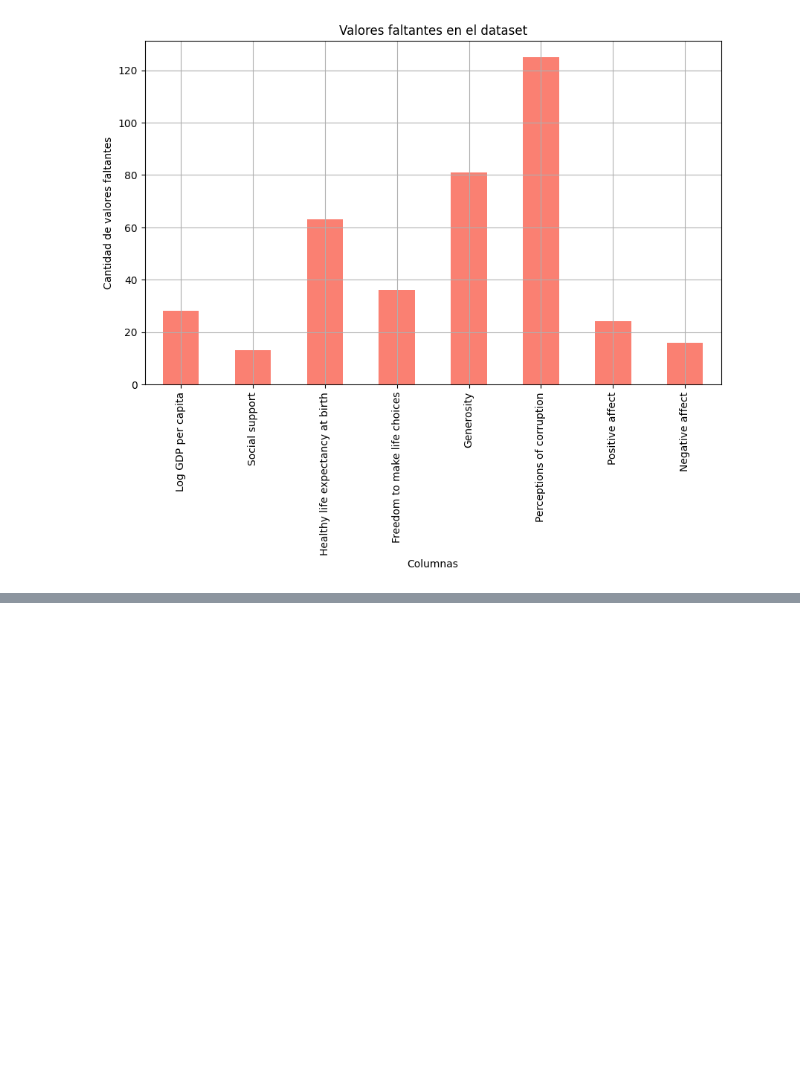
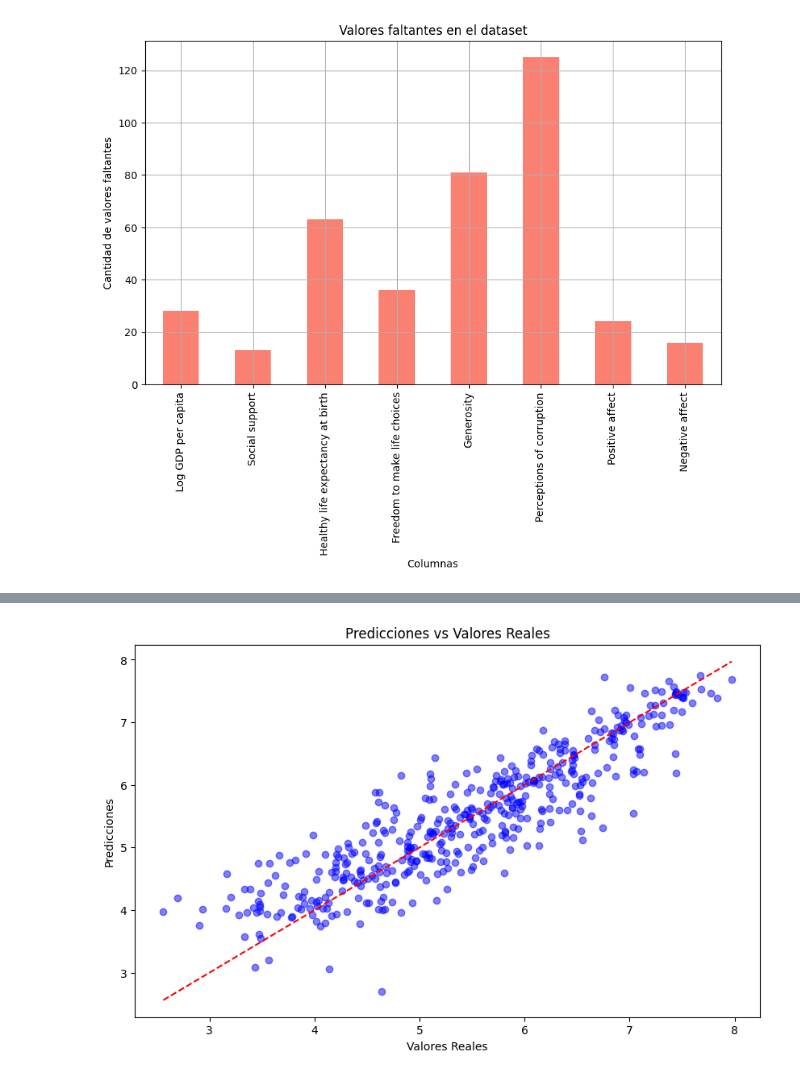
Before and after one commit to AmandaEscribano/proyecto_final, a Jupyter notebook: Proyecto_final.ipynb, the cells around one changed output, grey strips where cells are left out. Cells and saved outputs as stored; diff of their text form; code cells hidden in the pictures; blank space fills up the shorter version.

```diff
--- a/Proyecto_final.ipynb
+++ b/Proyecto_final.ipynb
@@ -312,0 +510,9 @@ Hasta ahora, hemos realizado un análisis exploratorio de los datos y generado a
+# %%
+# Entrenamiento del modelo
+from sklearn.ensemble import RandomForestRegressor
+
+# Crear el modelo de Random Forest
+model = RandomForestRegressor(n_estimators=100, random_state=42)
+
+# Entrenar el modelo
+model.fit(X_train, y_train)
@@ -312,0 +567,22 @@ Hasta ahora, hemos realizado un análisis exploratorio de los datos y generado a
+# %%
+# Entrenar con los mejores parametros
+# Usar los mejores parámetros encontrados
+best_model = RandomForestRegressor(
+    max_depth=10,
+    min_samples_split=2,
+    n_estimators=100,
+    random_state=42
+)
+
+# Entrenar el modelo con los mejores parámetros
+best_model.fit(X_train, y_train)
+
+# Hacer predicciones con el conjunto de prueba
+y_pred_best = best_model.predict(X_test)
+
+# Calcular las métricas de evaluación
+mse_best = mean_squared_error(y_test, y_pred_best)
+r2_best = r2_score(y_test, y_pred_best)
+
+print(f"MSE del mejor modelo: {mse_best}")
+print(f"R² del mejor modelo: {r2_best}")
@@ -312,0 +597,14 @@ Hasta ahora, hemos realizado un análisis exploratorio de los datos y generado a
+# %%
+# Evaluacion visual
+import matplotlib.pyplot as plt
+
+# Graficar las predicciones vs los valores reales
+plt.figure(figsize=(10, 6))
+plt.scatter(y_test, y_pred_best, color='blue', alpha=0.5)
+plt.plot([min(y_test), max(y_test)], [min(y_test), max(y_test)], color='red', linestyle='--')
+plt.xlabel('Valores Reales')
+plt.ylabel('Predicciones')
+plt.title('Predicciones vs Valores Reales')
+plt.show()
+# %% [output]
+[figure, added]
```
Also changed, not shown: parts of 33 cells of this notebook.
